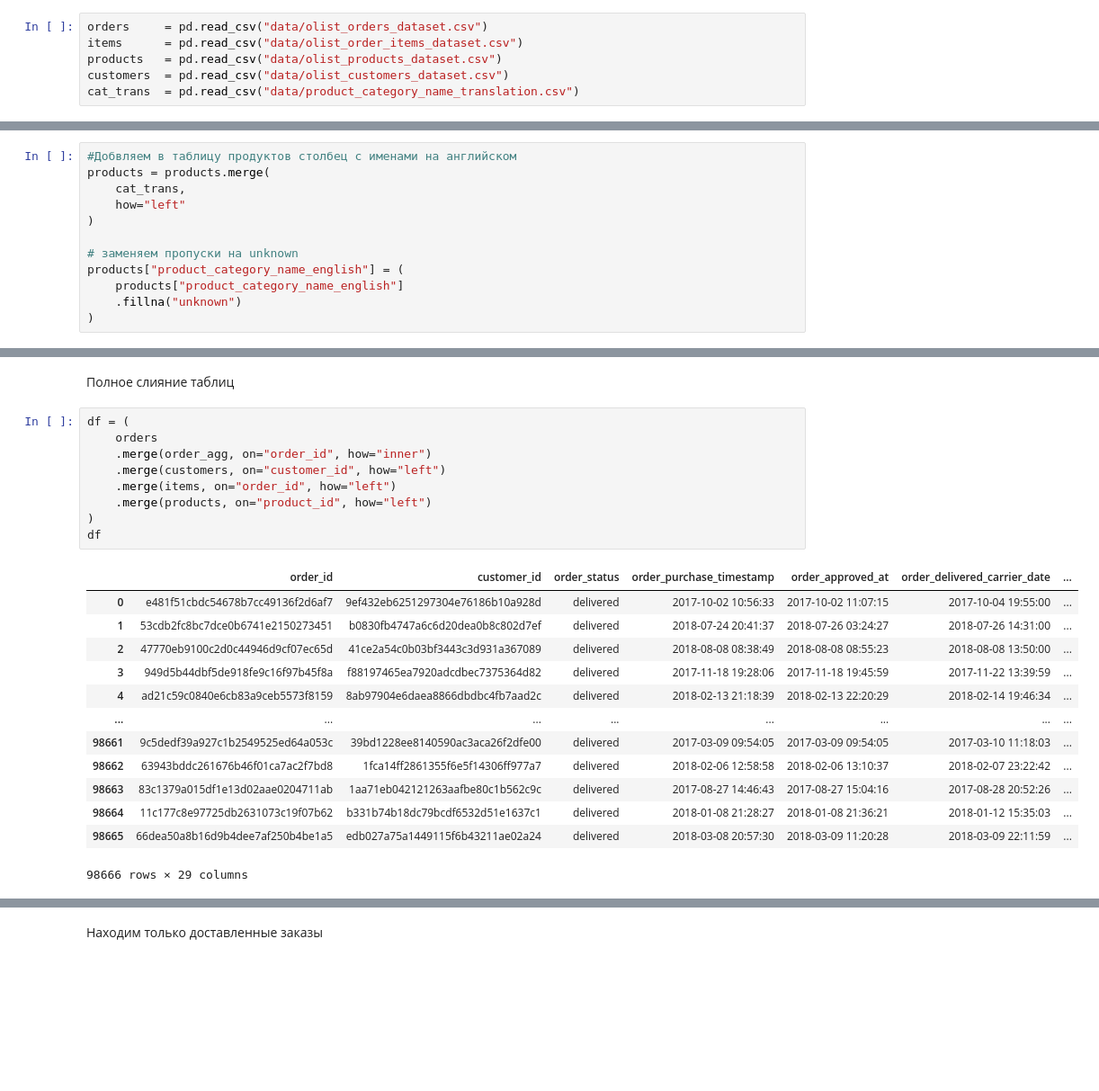
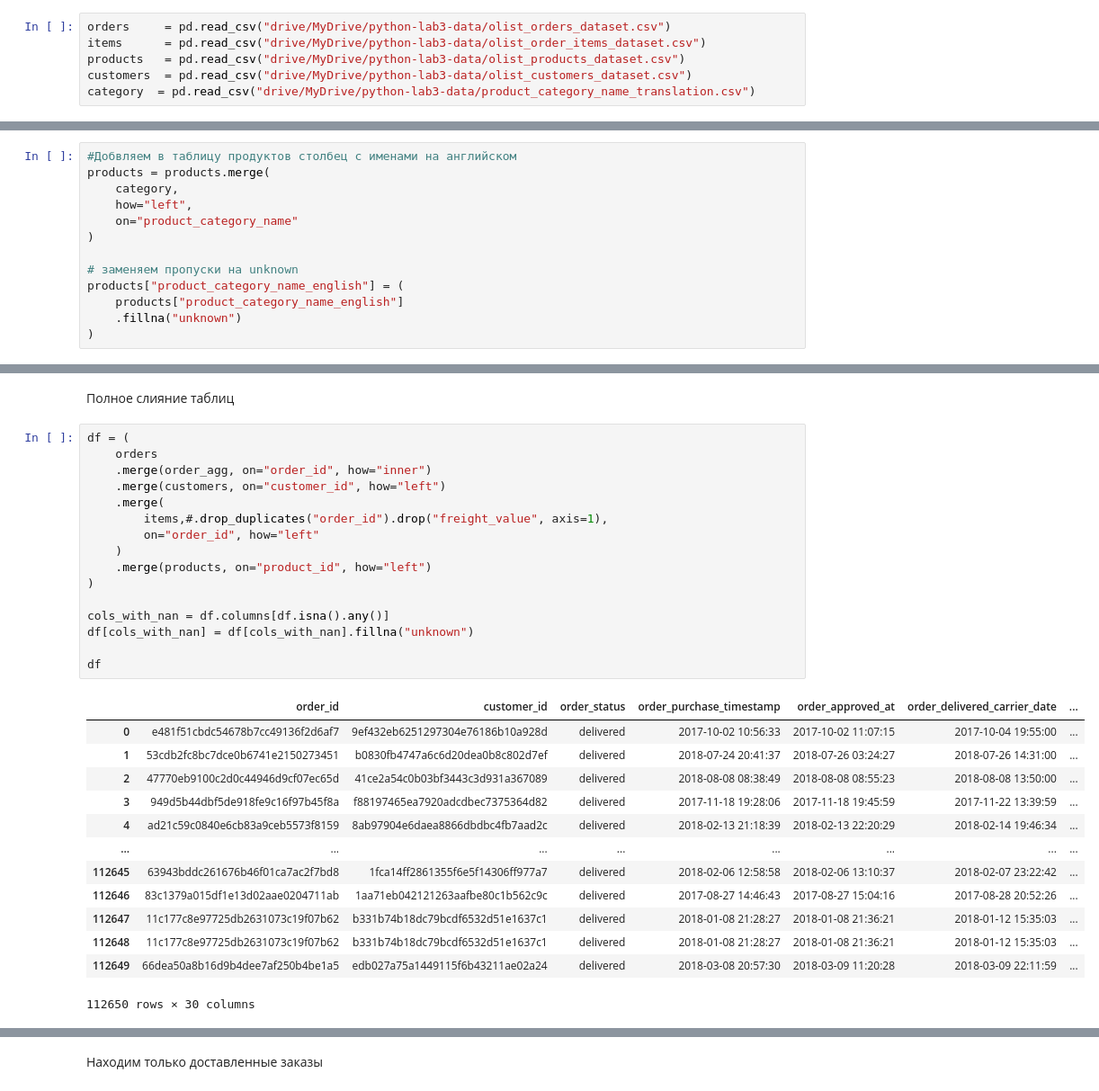
Before and after one commit to Ferrddd/Python-lab3, a Jupyter notebook: main.ipynb, the cells around one changed output, grey strips where cells are left out. Shown at 90% size. Drawn from its saved outputs; the diff is of its cells as text; blank space fills up the shorter version.

```diff
--- a/main.ipynb
+++ b/main.ipynb
@@ -4,11 +9,11 @@ import numpy as np
 # %% [markdown]
 # Загрузка данных
 # %%
-orders     = pd.read_csv("data/olist_orders_dataset.csv")
-items      = pd.read_csv("data/olist_order_items_dataset.csv")
-products   = pd.read_csv("data/olist_products_dataset.csv")
-customers  = pd.read_csv("data/olist_customers_dataset.csv")
-cat_trans  = pd.read_csv("data/product_category_name_translation.csv")
+orders     = pd.read_csv("drive/MyDrive/python-lab3-data/olist_orders_dataset.csv")
+items      = pd.read_csv("drive/MyDrive/python-lab3-data/olist_order_items_dataset.csv")
+products   = pd.read_csv("drive/MyDrive/python-lab3-data/olist_products_dataset.csv")
+customers  = pd.read_csv("drive/MyDrive/python-lab3-data/olist_customers_dataset.csv")
+category  = pd.read_csv("drive/MyDrive/python-lab3-data/product_category_name_translation.csv")
 # %% [markdown]
 # Задание 1
 # %% [markdown]
@@ -16,8 +21,9 @@ cat_trans  = pd.read_csv("data/product_category_name_translation.csv")
 # %%
 #Добвляем в таблицу продуктов столбец с именами на английском
 products = products.merge(
-    cat_trans,
-    how="left"
+    category,
+    how="left",
+    on="product_category_name"
 )
 
 # заменяем пропуски на unknown
@@ -60,23 +67,30 @@ order_agg
 # %%
 df = (
     orders
     .merge(order_agg, on="order_id", how="inner")
     .merge(customers, on="customer_id", how="left")
-    .merge(items, on="order_id", how="left")
+    .merge(
+        items,#.drop_duplicates("order_id").drop("freight_value", axis=1),
+        on="order_id", how="left"
+    )
     .merge(products, on="product_id", how="left")
 )
+
+cols_with_nan = df.columns[df.isna().any()]
+df[cols_with_nan] = df[cols_with_nan].fillna("unknown")
+
 df
 # %% [output]
 |  | order_id | customer_id | order_status | order_purchase_timestamp | order_approved_at | order_delivered_carrier_date | ... |
 | 0 | e481f51cbdc54678b7cc49136f2d6af7 | 9ef432eb6251297304e76186b10a928d | delivered | 2017-10-02 10:56:33 | 2017-10-02 11:07:15 | 2017-10-04 19:55:00 | ... |
 | 1 | 53cdb2fc8bc7dce0b6741e2150273451 | b0830fb4747a6c6d20dea0b8c802d7ef | delivered | 2018-07-24 20:41:37 | 2018-07-26 03:24:27 | 2018-07-26 14:31:00 | ... |
 | 2 | 47770eb9100c2d0c44946d9cf07ec65d | 41ce2a54c0b03bf3443c3d931a367089 | delivered | 2018-08-08 08:38:49 | 2018-08-08 08:55:23 | 2018-08-08 13:50:00 | ... |
 | 3 | 949d5b44dbf5de918fe9c16f97b45f8a | f88197465ea7920adcdbec7375364d82 | delivered | 2017-11-18 19:28:06 | 2017-11-18 19:45:59 | 2017-11-22 13:39:59 | ... |
 | 4 | ad21c59c0840e6cb83a9ceb5573f8159 | 8ab97904e6daea8866dbdbc4fb7aad2c | delivered | 2018-02-13 21:18:39 | 2018-02-13 22:20:29 | 2018-02-14 19:46:34 | ... |
 | ... | ... | ... | ... | ... | ... | ... | ... |
-| 98661 | 9c5dedf39a927c1b2549525ed64a053c | 39bd1228ee8140590ac3aca26f2dfe00 | delivered | 2017-03-09 09:54:05 | 2017-03-09 09:54:05 | 2017-03-10 11:18:03 | ... |
-| 98662 | 63943bddc261676b46f01ca7ac2f7bd8 | 1fca14ff2861355f6e5f14306ff977a7 | delivered | 2018-02-06 12:58:58 | 2018-02-06 13:10:37 | 2018-02-07 23:22:42 | ... |
-| 98663 | 83c1379a015df1e13d02aae0204711ab | 1aa71eb042121263aafbe80c1b562c9c | delivered | 2017-08-27 14:46:43 | 2017-08-27 15:04:16 | 2017-08-28 20:52:26 | ... |
-| 98664 | 11c177c8e97725db2631073c19f07b62 | b331b74b18dc79bcdf6532d51e1637c1 | delivered | 2018-01-08 21:28:27 | 2018-01-08 21:36:21 | 2018-01-12 15:35:03 | ... |
-| 98665 | 66dea50a8b16d9b4dee7af250b4be1a5 | edb027a75a1449115f6b43211ae02a24 | delivered | 2018-03-08 20:57:30 | 2018-03-09 11:20:28 | 2018-03-09 22:11:59 | ... |
+| 112645 | 63943bddc261676b46f01ca7ac2f7bd8 | 1fca14ff2861355f6e5f14306ff977a7 | delivered | 2018-02-06 12:58:58 | 2018-02-06 13:10:37 | 2018-02-07 23:22:42 | ... |
+| 112646 | 83c1379a015df1e13d02aae0204711ab | 1aa71eb042121263aafbe80c1b562c9c | delivered | 2017-08-27 14:46:43 | 2017-08-27 15:04:16 | 2017-08-28 20:52:26 | ... |
+| 112647 | 11c177c8e97725db2631073c19f07b62 | b331b74b18dc79bcdf6532d51e1637c1 | delivered | 2018-01-08 21:28:27 | 2018-01-08 21:36:21 | 2018-01-12 15:35:03 | ... |
+| 112648 | 11c177c8e97725db2631073c19f07b62 | b331b74b18dc79bcdf6532d51e1637c1 | delivered | 2018-01-08 21:28:27 | 2018-01-08 21:36:21 | 2018-01-12 15:35:03 | ... |
+| 112649 | 66dea50a8b16d9b4dee7af250b4be1a5 | edb027a75a1449115f6b43211ae02a24 | delivered | 2018-03-08 20:57:30 | 2018-03-09 11:20:28 | 2018-03-09 22:11:59 | ... |
-98666 rows × 29 columns
+112650 rows × 30 columns
```
Also changed, not shown: parts of 8 cells of this notebook.
